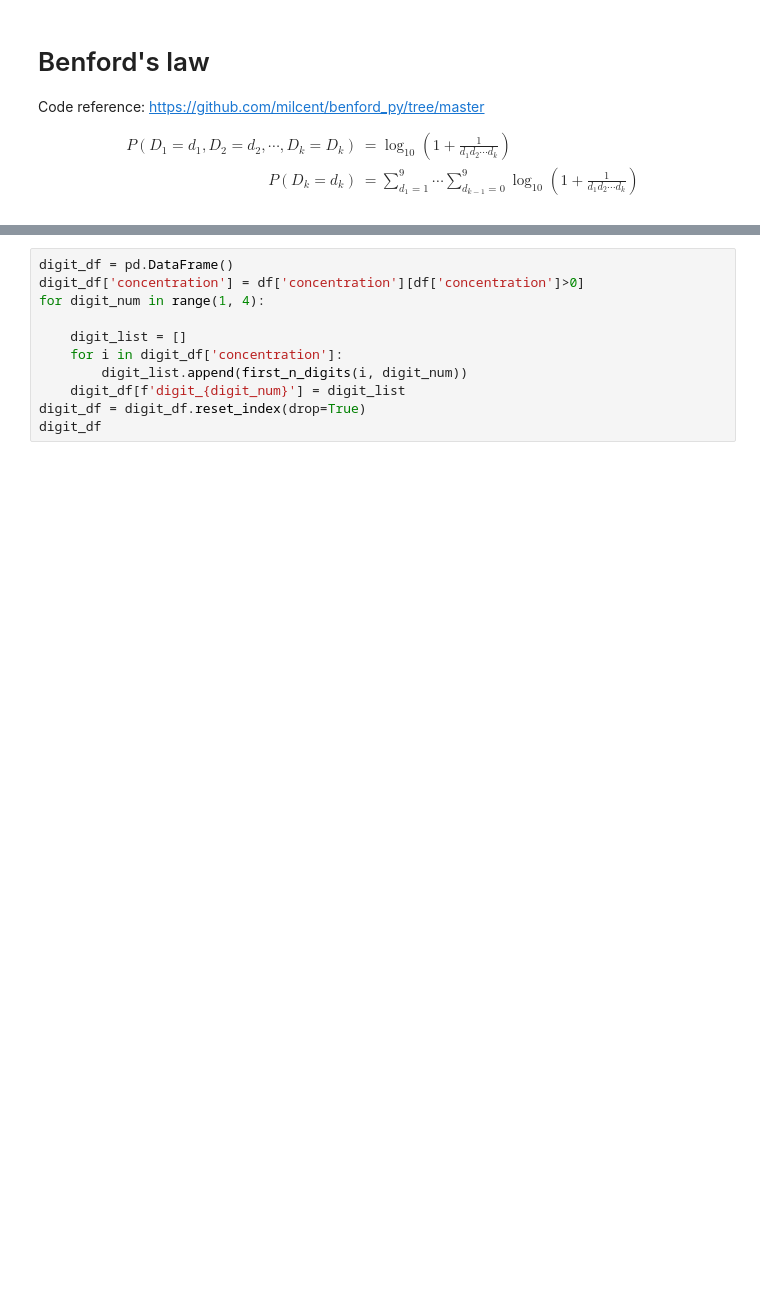
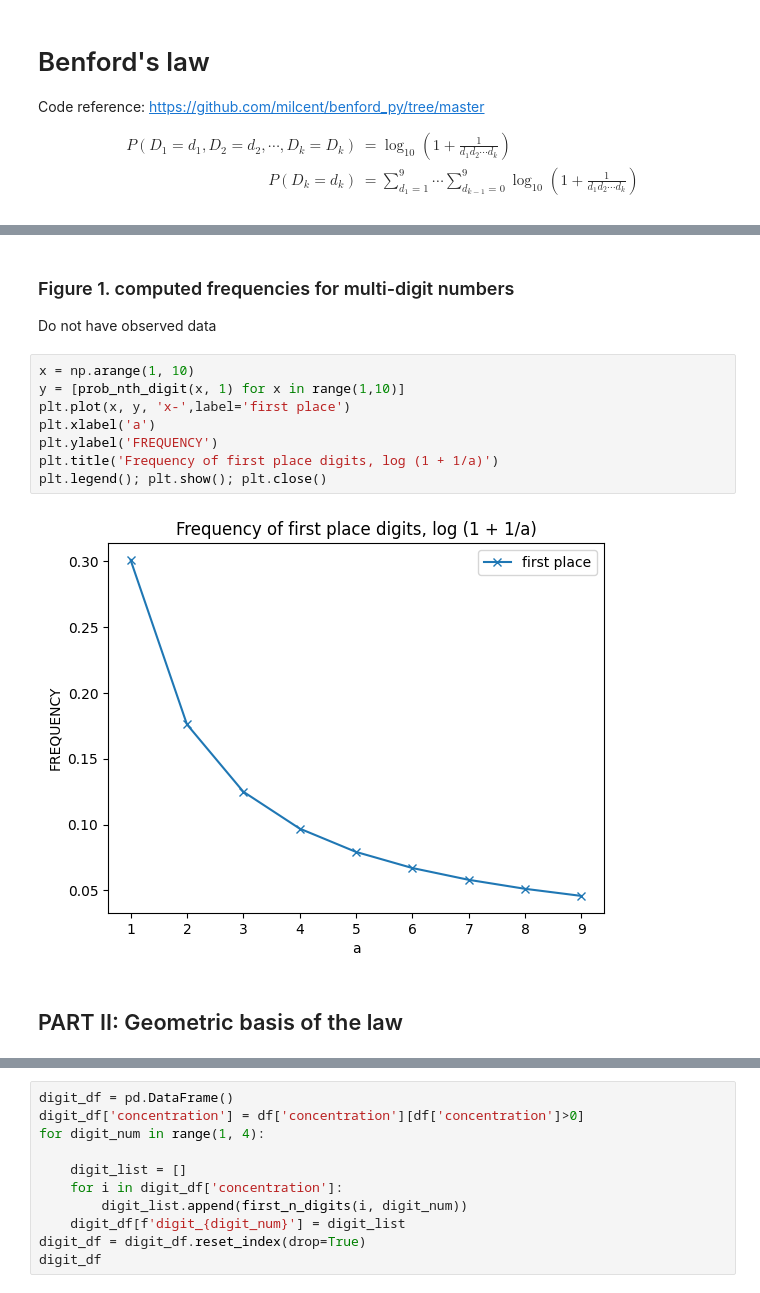
Before and after one commit to yingzibu/Data_Fraud, a Jupyter notebook: Benford/orig_paper_1938_benford_law.ipynb, the cells around one changed output, grey strips where cells are left out. Cells and saved outputs as stored; diff of their text form; blank space fills up the shorter version.

```diff
--- a/Benford/orig_paper_1938_benford_law.ipynb
+++ b/Benford/orig_paper_1938_benford_law.ipynb
@@ -108,2 +104,18 @@ P(D_k = d_k) & = \sum_{d_1=1}^{9} \cdots \sum_{d_{k-1} =0}^9 \log_{10} (1 + \fra
+# %% [markdown]
+### Figure 1. computed frequencies for multi-digit numbers
+
+Do not have observed data
+# %%
+x = np.arange(1, 10)
+y = [prob_nth_digit(x, 1) for x in range(1,10)]
+plt.plot(x, y, 'x-',label='first place')
+plt.xlabel('a')
+plt.ylabel('FREQUENCY')
+plt.title('Frequency of first place digits, log (1 + 1/a)')
+plt.legend(); plt.show(); plt.close()
+# %% [output]
+[figure, added]
+# %% [markdown]
+## PART II: Geometric basis of the law
 # %%
 def first_n_digits(num, n):
```
Also changed, not shown: parts of 15 cells of this notebook.
